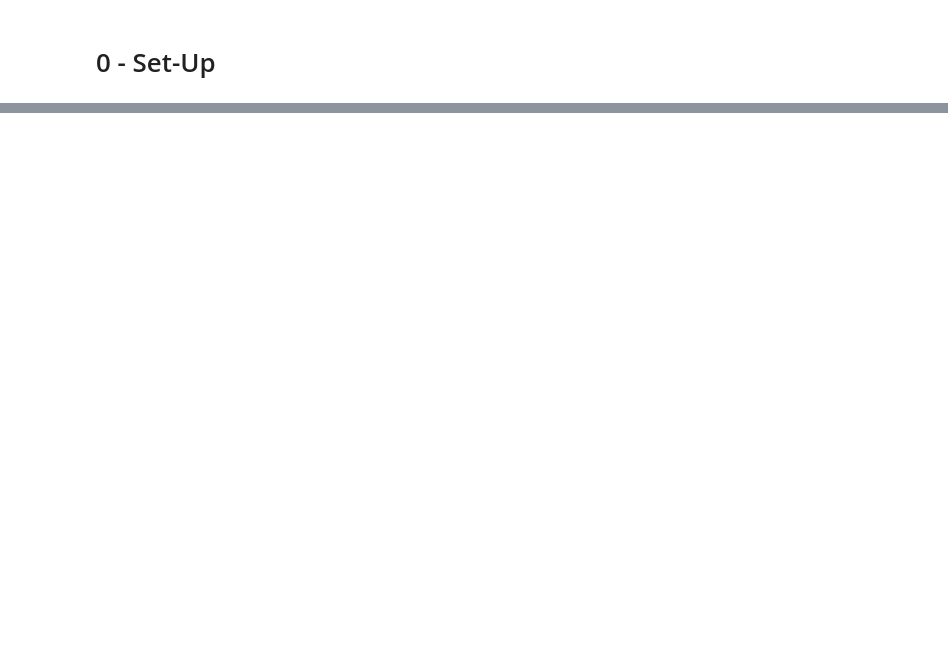
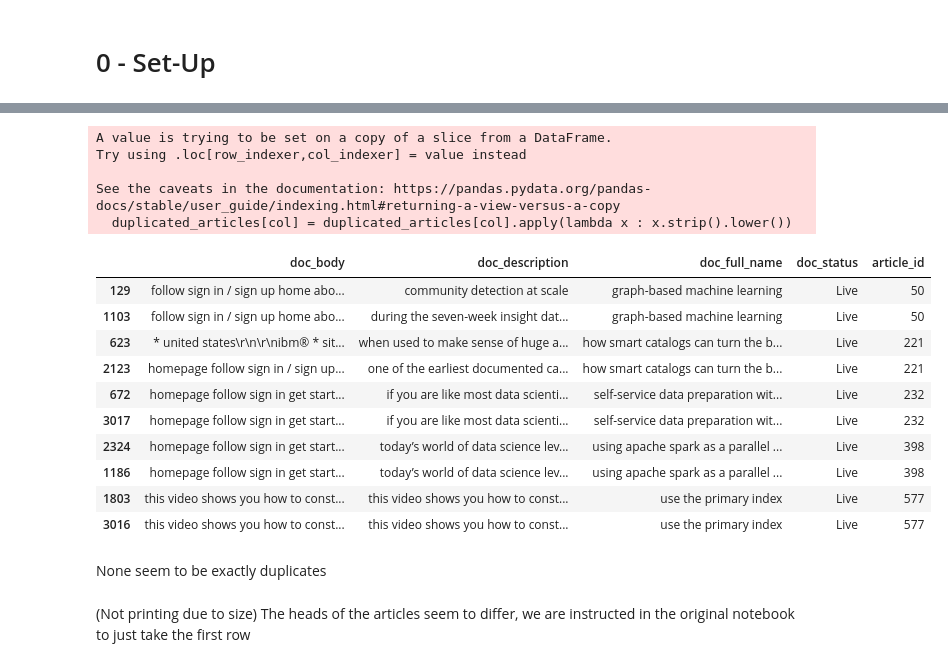
Before and after one commit to Parthian-Sunrise/udacity-ds-recom-engine, a Jupyter notebook: notebooks/recommendation_engine.ipynb, the cells around one changed output, grey strips where cells are left out. Saved outputs shown, nothing was run; the diff lists cells and outputs as text; code cells hidden in the pictures; blank space fills up the shorter version.

```diff
--- a/notebooks/recommendation_engine.ipynb
+++ b/notebooks/recommendation_engine.ipynb
@@ -19,0 +165,29 @@ ModuleNotFoundError: No module named 'local_variables'
+# %%
+# Clean up body, description and full name
+for col in ["doc_body","doc_description","doc_full_name"]:
+    duplicated_articles[col] = duplicated_articles[col].apply(lambda x : x.strip().lower())
+# %% [output]
+A value is trying to be set on a copy of a slice from a DataFrame.
+Try using .loc[row_indexer,col_indexer] = value instead
+
+See the caveats in the documentation: https://pandas.pydata.org/pandas-docs/stable/user_guide/indexing.html#returning-a-view-versus-a-copy
+  duplicated_articles[col] = duplicated_articles[col].apply(lambda x : x.strip().lower())
+# %%
+# Are these all really duplicates? Can we compare the doc field values
+duplicated_articles.drop_duplicates().head(10).sort_values(by="article_id")
+# %% [output]
+|  | doc_body | doc_description | doc_full_name | doc_status | article_id |
+| 129 | follow sign in / sign up home abo... | community detection at scale | graph-based machine learning | Live | 50 |
+| 1103 | follow sign in / sign up home abo... | during the seven-week insight dat... | graph-based machine learning | Live | 50 |
+| 623 | * united states\r\n\r\nibm® * sit... | when used to make sense of huge a... | how smart catalogs can turn the b... | Live | 221 |
+| 2123 | homepage follow sign in / sign up... | one of the earliest documented ca... | how smart catalogs can turn the b... | Live | 221 |
+| 672 | homepage follow sign in get start... | if you are like most data scienti... | self-service data preparation wit... | Live | 232 |
+| 3017 | homepage follow sign in get start... | if you are like most data scienti... | self-service data preparation wit... | Live | 232 |
+| 2324 | homepage follow sign in get start... | today’s world of data science lev... | using apache spark as a parallel ... | Live | 398 |
+| 1186 | homepage follow sign in get start... | today’s world of data science lev... | using apache spark as a parallel ... | Live | 398 |
+| 1803 | this video shows you how to const... | this video shows you how to const... | use the primary index | Live | 577 |
+| 3016 | this video shows you how to const... | this video shows you how to const... | use the primary index | Live | 577 |
+# %% [markdown]
+None seem to be exactly duplicates
+# %% [markdown]
+(Not printing due to size) The heads of the articles seem to differ, we are instructed in the original notebook to just take the first row
```
Also changed, not shown: parts of 46 cells of this notebook.
